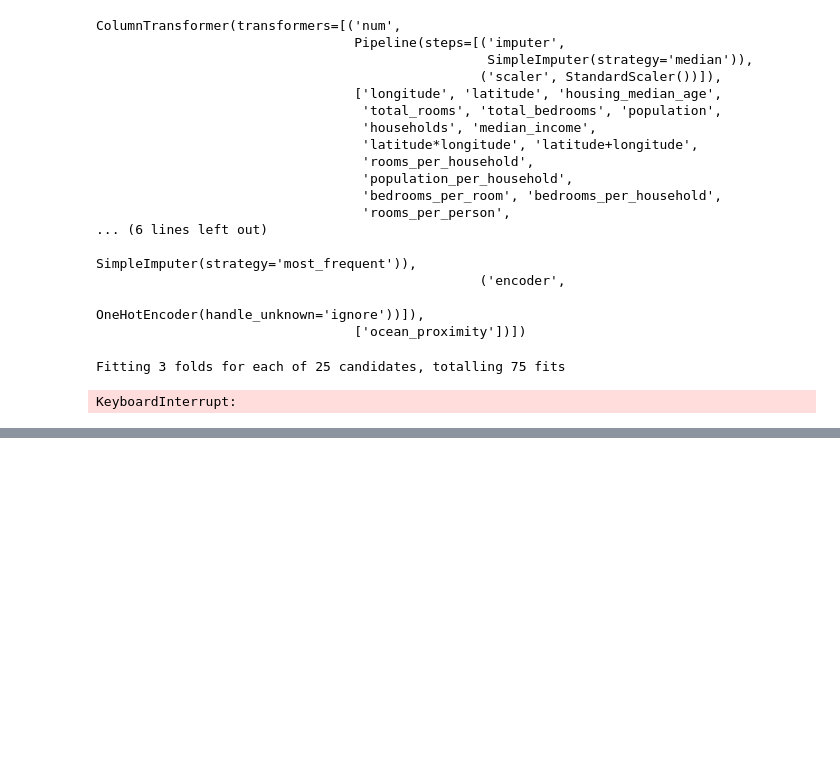
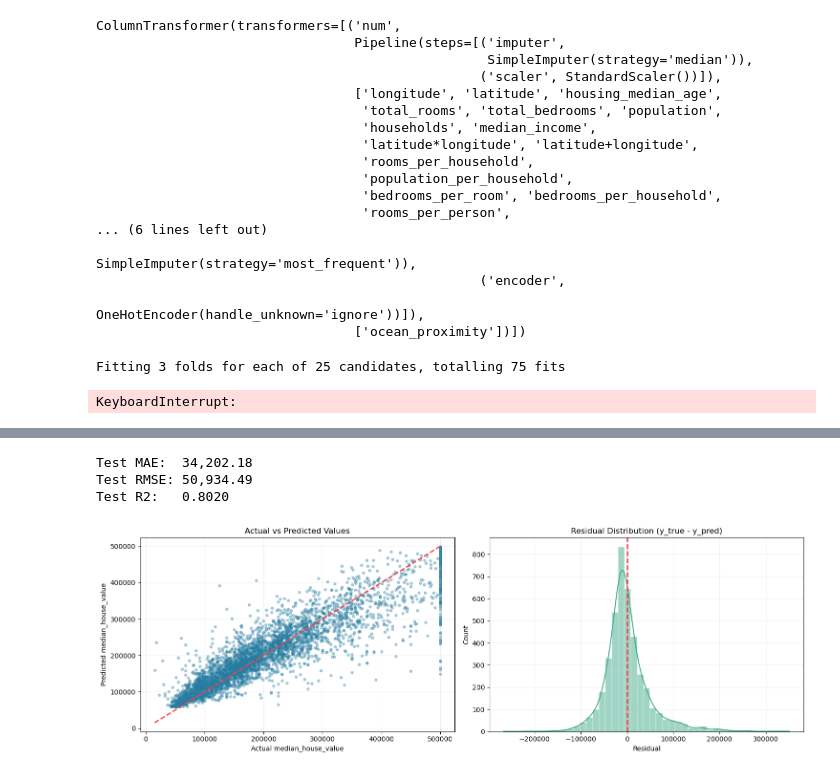
Before and after one commit to BertholdNeville/HousePriceML, a Jupyter notebook: HousePriceML.ipynb, the cells around one changed output, grey strips where cells are left out. Drawn from its saved outputs; the diff is of its cells as text; code cells hidden in the pictures; blank space fills up the shorter version.

Commit message:
model predictions

```diff
--- a/HousePriceML.ipynb
+++ b/HousePriceML.ipynb
@@ -397,0 +444,46 @@ Fitting 5 folds for each of 16 candidates, totalling 80 fits
+# %%
+from sklearn.metrics import mean_absolute_error, mean_squared_error, r2_score
+# 1) Use the best model found by HalvingRandomSearchCV
+best_model = search.best_estimator_
+
+# 2) Predict on the strict hold-out set
+y_pred = best_model.predict(X_test)
+
+# 3) Core regression metrics
+mae = mean_absolute_error(Y_test, y_pred)
+rmse = np.sqrt(mean_squared_error(Y_test, y_pred))
+r2 = r2_score(Y_test, y_pred)
+
+print(f'Test MAE:  {mae:,.2f}')
+print(f'Test RMSE: {rmse:,.2f}')
+print(f'Test R2:   {r2:.4f}')
+
+# 4) Residual diagnostics
+residuals = Y_test - y_pred
+
+fig, axes = plt.subplots(1, 2, figsize=(15, 5))
+
+# --- Actual vs Predicted ---
+axes[0].scatter(Y_test, y_pred, alpha=0.35, s=14, color='#277da1')
+min_v = min(Y_test.min(), y_pred.min())
+max_v = max(Y_test.max(), y_pred.max())
+axes[0].plot([min_v, max_v], [min_v, max_v], color='#f94144', linestyle='--', linewidth=2)
+axes[0].set_title('Actual vs Predicted Values')
+axes[0].set_xlabel('Actual median_house_value')
+axes[0].set_ylabel('Predicted median_house_value')
+axes[0].grid(alpha=0.2)
+
+# --- Residual distribution ---
+sns.histplot(residuals, bins=45, kde=True, ax=axes[1], color='#43aa8b', edgecolor='white', linewidth=0.3)
+axes[1].axvline(0, color='#f94144', linestyle='--', linewidth=2)
+axes[1].set_title('Residual Distribution (y_true - y_pred)')
+axes[1].set_xlabel('Residual')
+axes[1].grid(alpha=0.2)
+
+plt.tight_layout()
+plt.show()
+# %% [output]
+Test MAE:  34,202.18
+Test RMSE: 50,934.49
+Test R2:   0.8020
+[figure, added]
```
Also changed, not shown: parts of 4 cells of this notebook.
